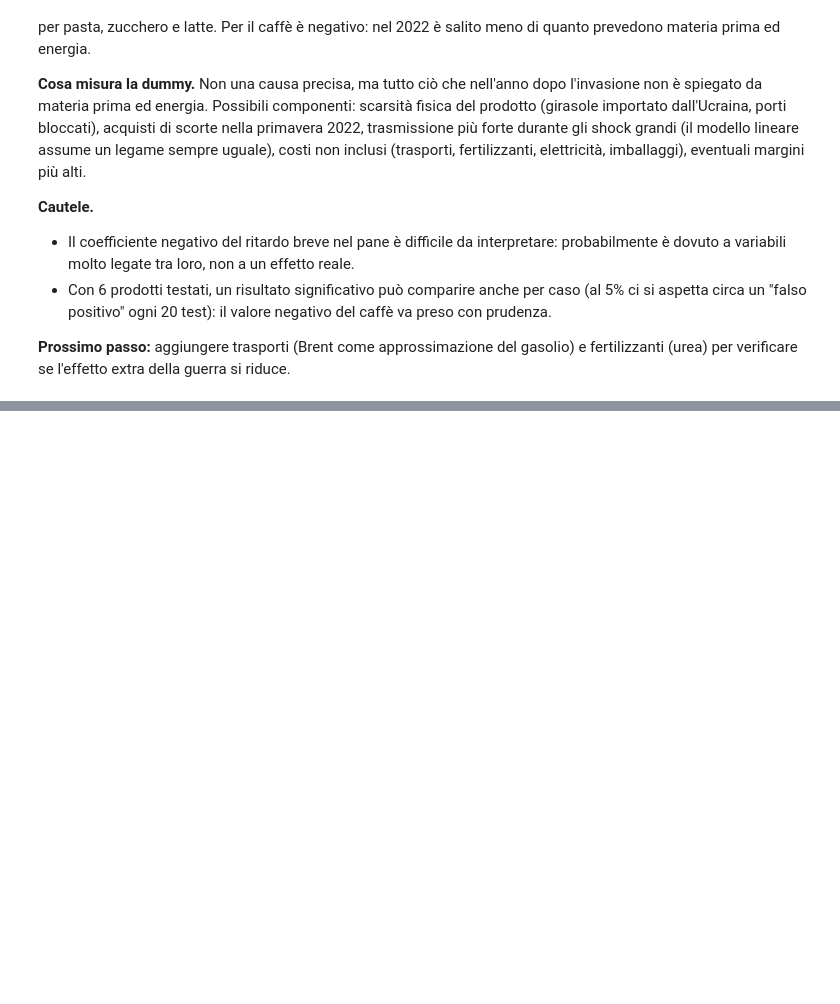
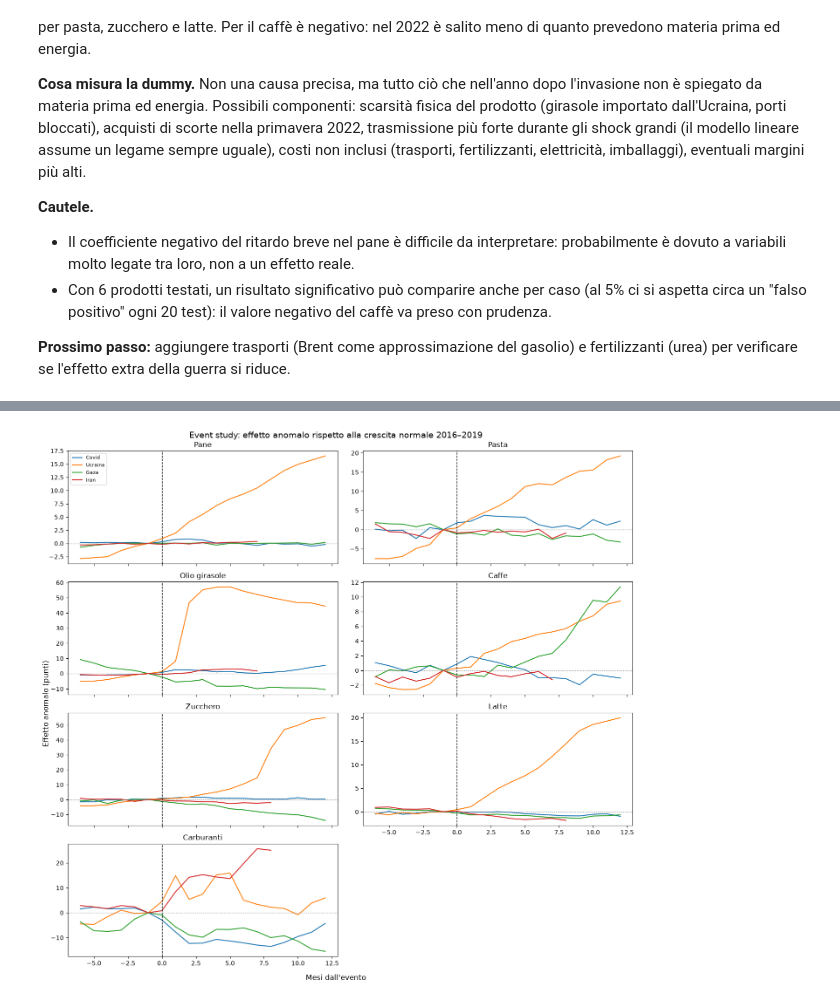
Before and after one commit to emamercadante03-sketch/carrello-crisi-geopolitiche, a Jupyter notebook: notebooks/04_modello.ipynb, the cells around one changed output, grey strips where cells are left out. Saved outputs shown, nothing was run; the diff lists cells and outputs as text; code cells hidden in the pictures; blank space fills up the shorter version.

```diff
--- a/notebooks/04_modello.ipynb
+++ b/notebooks/04_modello.ipynb
@@ -7,9 +7,12 @@ import pandas as pd
 import matplotlib.pyplot as plt
 import statsmodels.formula.api as smf
 from pathlib import Path
+import numpy as np
 
 PROCESSED = Path("../data_market/processed")
 dataset = pd.read_csv(PROCESSED / "dataset_mensile.csv", index_col="data", parse_dates=True)
+FIGURE = Path("../figure")
+FIGURE.mkdir(exist_ok=True)
 
 def var12(serie):
     return serie.pct_change(12, fill_method=None) * 100
@@ -348,0 +616,9 @@ e fertilizzanti (urea) per verificare se l'effetto extra della guerra si riduce.
+# %%
+def crescita_mensile(serie, inizio="2016-01-01", fine="2019-12-01"):
+    """Crescita media mensile di una serie in un periodo."""
+    tratto = serie.loc[inizio:fine]
+    n = len(tratto) - 1                         # mesi trascorsi
+    return (tratto.iloc[-1] / tratto.iloc[0]) ** (1 / n) - 1
+
+G_NORMALE = {p: crescita_mensile(dataset[p]) for p in prodotti_es}
+pd.Series(G_NORMALE).mul(100).round(2)          # in % al mese
@@ -348,0 +634,27 @@ e fertilizzanti (urea) per verificare se l'effetto extra della guerra si riduce.
+# %%
+EVENTI_ES = ["Covid", "Ucraina", "Gaza", "Iran"]
+ev_sel = eventi[eventi["etichetta"].isin(EVENTI_ES)]
+
+fig, axes = plt.subplots(4, 2, figsize=(14, 13), sharex=True)
+axes = axes.flatten()
+
+for i, prodotto in enumerate(prodotti_es):
+    ax = axes[i]
+    for _, ev in ev_sel.iterrows():
+        a = percorso_anomalo(dataset[prodotto], ev["mese0"], g=G_NORMALE[prodotto])
+        ax.plot(a.index, a.values, label=ev["etichetta"], linewidth=1.5)
+    ax.axvline(0, color="black", linestyle="--", linewidth=1)
+    ax.axhline(0, color="gray", linestyle=":", linewidth=1)
+    ax.set_title(prodotto.replace("_", " ").capitalize())
+
+axes[-1].axis("off")
+axes[0].legend(fontsize=8, loc="upper left")
+axes[5].tick_params(labelbottom=True)
+fig.supxlabel("Mesi dall'evento")
+fig.supylabel("Effetto anomalo (punti)")
+fig.suptitle("Event study: effetto anomalo rispetto alla crescita normale 2016–2019", fontsize=14)
+fig.tight_layout()
+fig.savefig(FIGURE / "event_study.png", dpi=150, bbox_inches="tight")
+plt.show()
+# %% [output]
+[figure, added]
```
Also changed, not shown: parts of 18 cells of this notebook, 7 other files.
